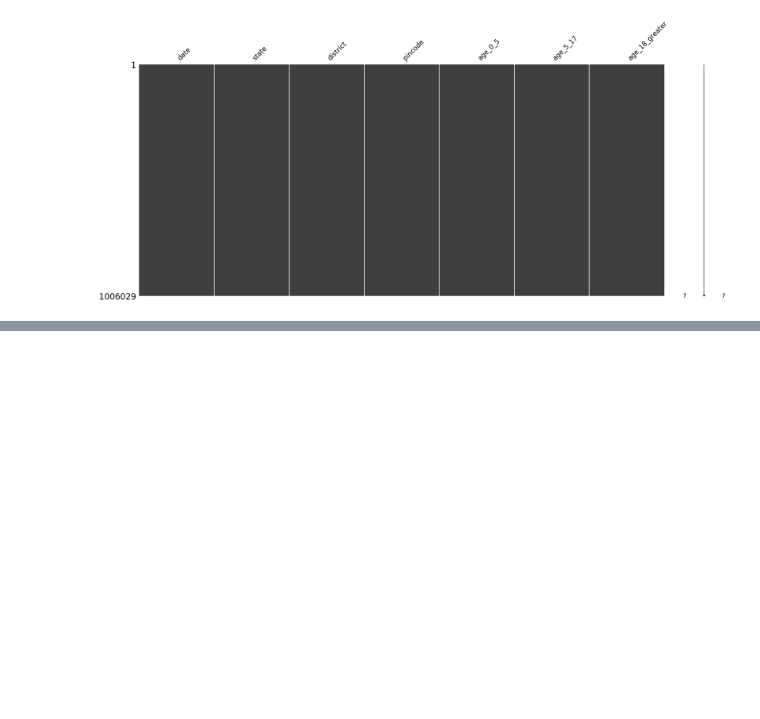
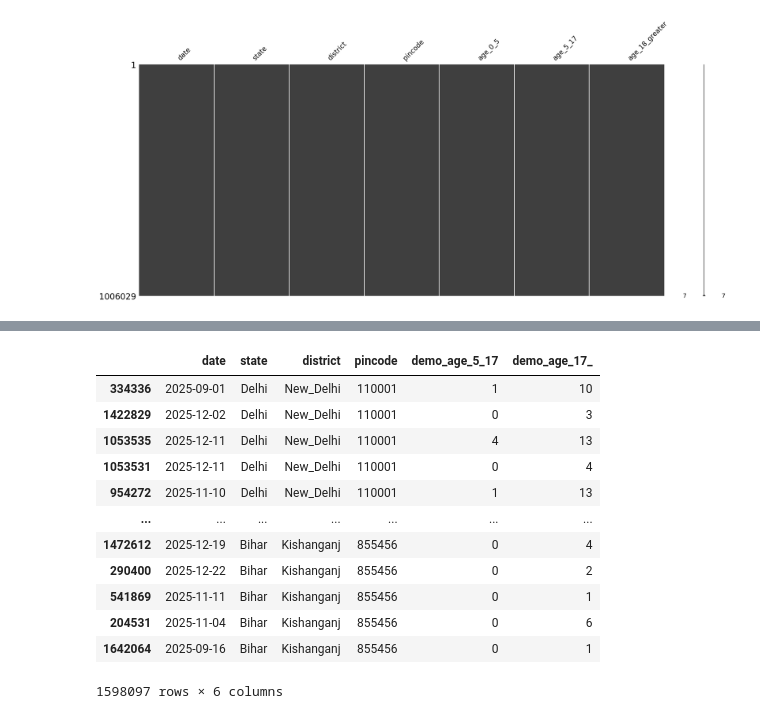
Before and after one commit to Aaryan89/UIDAI-Analysis-Project, a Jupyter notebook: _1_data_exploration.ipynb, the cells around one changed output, grey strips where cells are left out. Saved outputs shown, nothing was run; the diff lists cells and outputs as text; code cells hidden in the pictures; blank space fills up the shorter version.

```diff
--- a/_1_data_exploration.ipynb
+++ b/_1_data_exploration.ipynb
@@ -281,11 +281,19 @@ df_bio = df_bio.sort_values(by='pincode')
 df_demo = df_demo.sort_values(by='pincode')
 df_enrol = df_enrol.sort_values(by='pincode')
 # %%
+# Get the first district name for each 3-digit pincode prefix
+district_mapping = df_bio.groupby(df_bio['pincode'].astype(str).str[:3])['district'].first().to_dict()
+
+# Apply the mapping efficiently
 pincode_prefix = df_bio['pincode'].astype(str).str[:3]
+df_bio['district'] = pincode_prefix.map(district_mapping)
 
-same_prefix = pincode_prefix.eq(pincode_prefix.shift())
+# Apply to other dataframes
+pincode_prefix_demo = df_demo['pincode'].astype(str).str[:3]
+df_demo['district'] = pincode_prefix_demo.map(district_mapping)
 
-df_bio.loc[same_prefix, 'district'] = df_bio['district'].shift()
+pincode_prefix_enrol = df_enrol['pincode'].astype(str).str[:3]
+df_enrol['district'] = pincode_prefix_enrol.map(district_mapping)
 # %%
 # printing different districts present in the dataframe
 print(df_bio['district'].unique())
@@ -317,0 +364,4 @@ merging completed, saved at 'working_datasets/merged_data.csv'
+# %%
+df_demo['district'] = df_demo['district'].str.replace(r'[\*\(\)]', '', regex=True).str.strip()
+# %%
+df_demo['district'] = df_demo['district'].str.rstrip('_')
@@ -317,0 +388,16 @@ merging completed, saved at 'working_datasets/merged_data.csv'
+# %%
+df_demo.dropna()
+# %% [output]
+|  | date | state | district | pincode | demo_age_5_17 | demo_age_17_ |
+| 334336 | 2025-09-01 | Delhi | New_Delhi | 110001 | 1 | 10 |
+| 1422829 | 2025-12-02 | Delhi | New_Delhi | 110001 | 0 | 3 |
+| 1053535 | 2025-12-11 | Delhi | New_Delhi | 110001 | 4 | 13 |
+| 1053531 | 2025-12-11 | Delhi | New_Delhi | 110001 | 0 | 4 |
+| 954272 | 2025-11-10 | Delhi | New_Delhi | 110001 | 1 | 13 |
+| ... | ... | ... | ... | ... | ... | ... |
+| 1472612 | 2025-12-19 | Bihar | Kishanganj | 855456 | 0 | 4 |
+| 290400 | 2025-12-22 | Bihar | Kishanganj | 855456 | 0 | 2 |
+| 541869 | 2025-11-11 | Bihar | Kishanganj | 855456 | 0 | 1 |
+| 204531 | 2025-11-04 | Bihar | Kishanganj | 855456 | 0 | 6 |
+| 1642064 | 2025-09-16 | Bihar | Kishanganj | 855456 | 0 | 1 |
+1598097 rows × 6 columns
```
Also changed, not shown: parts of 23 cells of this notebook, 3 other files.
